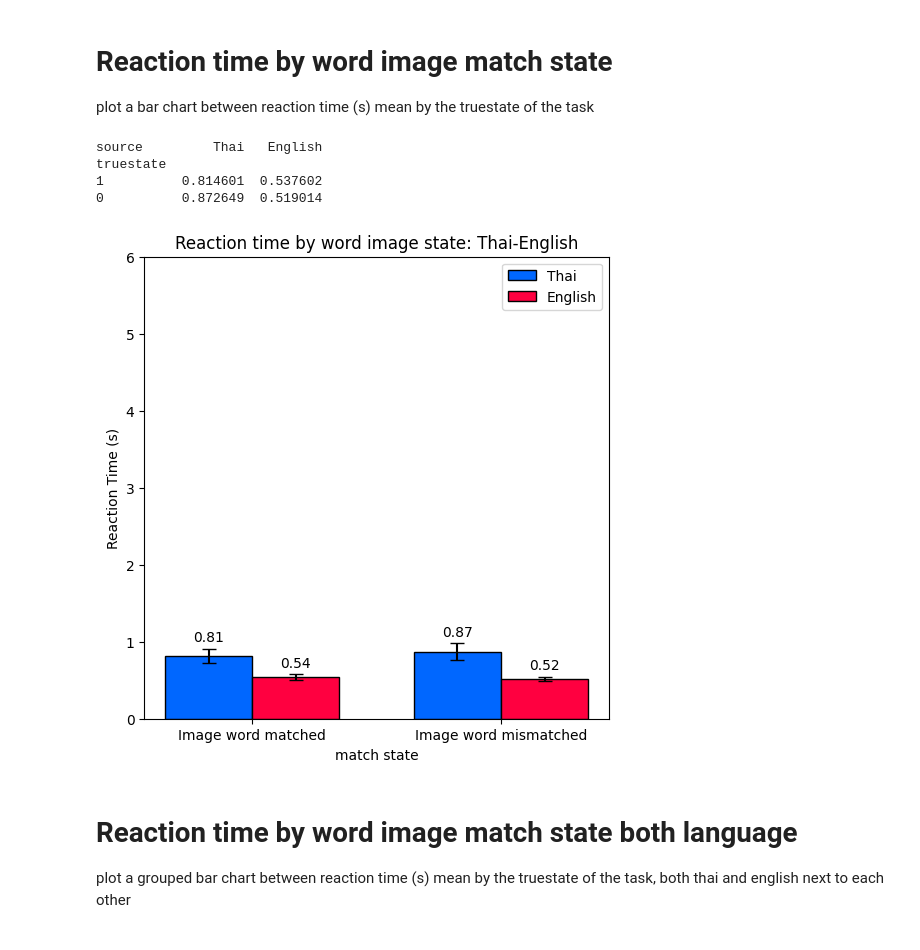
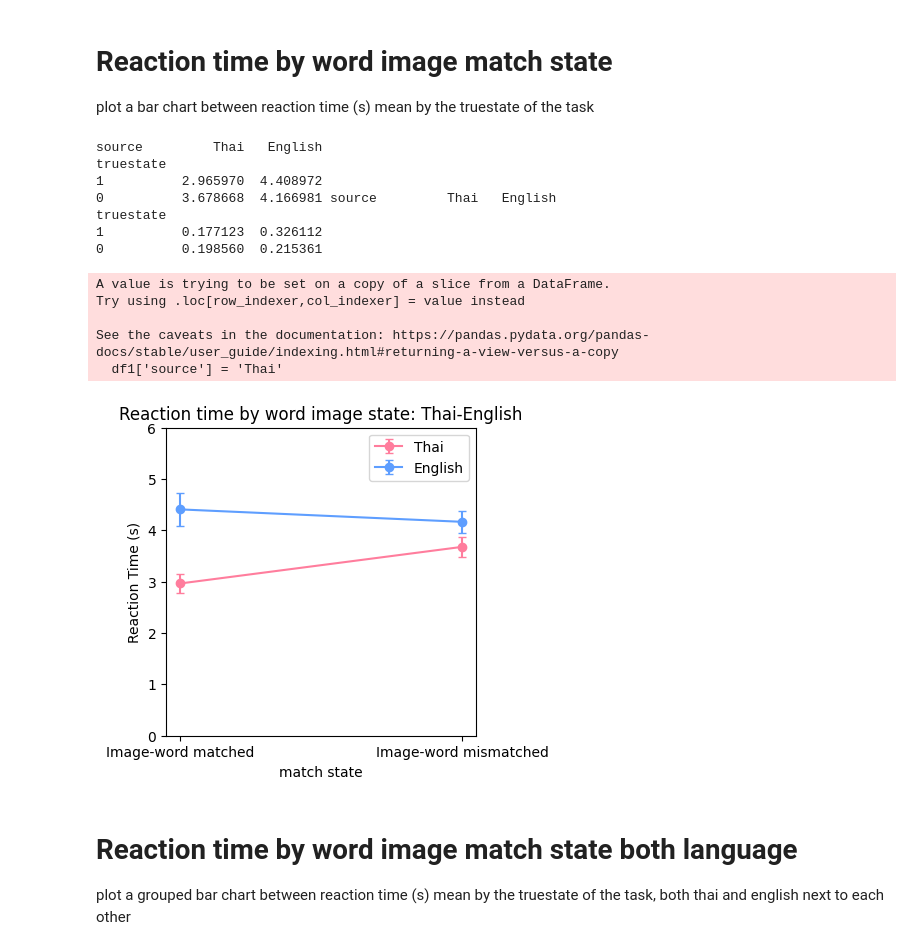
Before and after one commit to Plausma/Dyslexia, a Jupyter notebook: analysis for task 3rd.ipynb, the cells around one changed output. Drawn from its saved outputs; the diff is of its cells as text; code cells hidden in the pictures.

Commit message:
plot patient data and global data

```diff
--- a/analysis for task 3rd.ipynb
+++ b/analysis for task 3rd.ipynb
@@ -129,7 +129,10 @@ imgordall = pd.concat([imgorden, imgordth], ignore_index=True)
 # Coloring variable
 # %%
 redgradient = ["#ffa5bb","#ff9eb6", "#ff7d9d", "#ff6087","#ff0040" ] # thai language, use the last index value as the main color
+thaicolor = redgradient[2]
 bluegradient = ["#c0d7ff", "#92bcff", "#5e9eff","#3686ff","#0067ff" ] # english language, use the last index value as the main color
+engcolor = bluegradient[2]
 gaygradient = ["#949494", '#727272', '#4b4b4b', '#484848', '#373737'] # overall gradient
 colincorrect = '#ff6962'
 colcorrect  = '#77dd76'
+patient = '#fc6600'
@@ -481,43 +448,47 @@ def III_plot_RTgroup_by_state(df1, df2, title, save_dir):
 
   # Calculate means and errors
   means = combined_df.groupby(['source', 'truestate'], observed=False)['key_RT'].mean().unstack(level=0)
-  print(means)
   errors = combined_df.groupby(['source', 'truestate'],observed=False)['key_RT'].sem().unstack(level=0)
 
   # Define colors for each dataset
-  colors = {'Thai': bluegradient[4], 'English': redgradient[4]}
 
+  categories = ['Image-word matched', 'Image-word mismatched']
+  print(means, errors)
+  plt.figure(figsize = (4,4))
+  plt.errorbar(categories, means['Thai'], yerr= errors['Thai'],capsize = 3,label = 'Thai', color = thaicolor, marker = 'o')
+  plt.errorbar(categories, means['English'],yerr= errors['English'],capsize = 3,label = 'English', color = engcolor, marker = 'o')
+  # for i, language in enumerate(means.columns):
+  #     offset = width * i
+  #     colorchoice = colors[language]
+  #     barcon = ax.bar(x + offset, means[language], width, label=language, yerr=errors[language], color=colorchoice, capsize=5, edgecolor="black")
 
-  x = np.arange(len(means.index))  # Automatically adjust for the number of truestates
-  width = 0.35
-
-  fig, ax = plt.subplots(figsize=(6, 6))
-
-  for i, language in enumerate(means.columns):
-      offset = width * i
-      colorchoice = colors[language]
-      barcon = ax.bar(x + offset, means[language], width, label=language, yerr=errors[language], color=colorchoice, capsize=5, edgecolor="black")
-
-      rounded_labels = [f'{val:.2f}' for val in means[language]]
-      ax.bar_label(barcon, labels=rounded_labels,padding=3)
+      # rounded_labels = [f'{val:.2f}' for val in means[language]]
+      # ax.bar_label(barcon, labels=rounded_labels,padding=3)
 
   # Add labels, title, and customize the x-axis ticks
-  ax.set_ylabel('Reaction Time (s)')
+  plt.ylabel('Reaction Time (s)')
   plt.xlabel('match state')
-  ax.set_title(title)
-  ax.set_xticks(x + width / 2, means.index.map({0: 'Image word mismatched', 1: 'Image word matched'}))
-  ax.legend()
-  ax.set_ylim(0, 6)
+  plt.title(title)
+  plt.legend()
+  plt.ylim(0, 6)
 
-  plt.savefig(save_dir)
+  # plt.savefig(save_dir)
 # %%
-III_plot_RTgroup_by_state(imgordth, imgorden, "Reaction time by word image state: Thai-English", f"./figure/{username} III RT by state EN-TH.png")
+III_plot_RTgroup_by_state(rtimgordth, rtimgorden, "Reaction time by word image state: Thai-English", f"./figure/{username} III RT by state EN-TH.png")
 # %% [output]
 source         Thai   English
 truestate
-1          0.814601  0.537602
-0          0.872649  0.519014
+1          2.965970  4.408972
+0          3.678668  4.166981 source         Thai   English
+truestate
+1          0.177123  0.326112
+0          0.198560  0.215361
+A value is trying to be set on a copy of a slice from a DataFrame.
+Try using .loc[row_indexer,col_indexer] = value instead
+
+See the caveats in the documentation: https://pandas.pydata.org/pandas-docs/stable/user_guide/indexing.html#returning-a-view-versus-a-copy
+  df1['source'] = 'Thai'
-[figure, old version]
+[figure, new version]
 # %% [markdown]
 # Reaction time by word image match state both language
 plot a grouped bar chart between reaction time (s) mean by the truestate of the task, both thai and english next to each other
```
Also changed, not shown: parts of 22 cells of this notebook, 28 other files.
